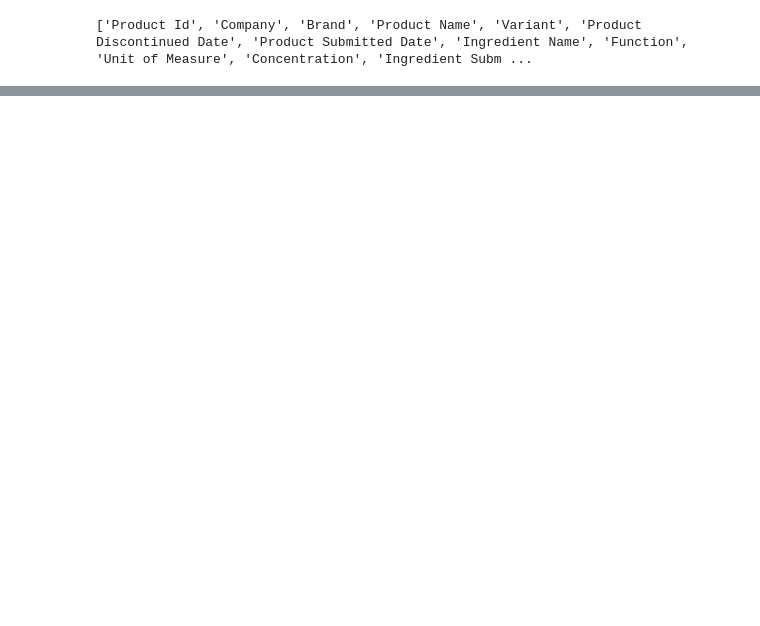
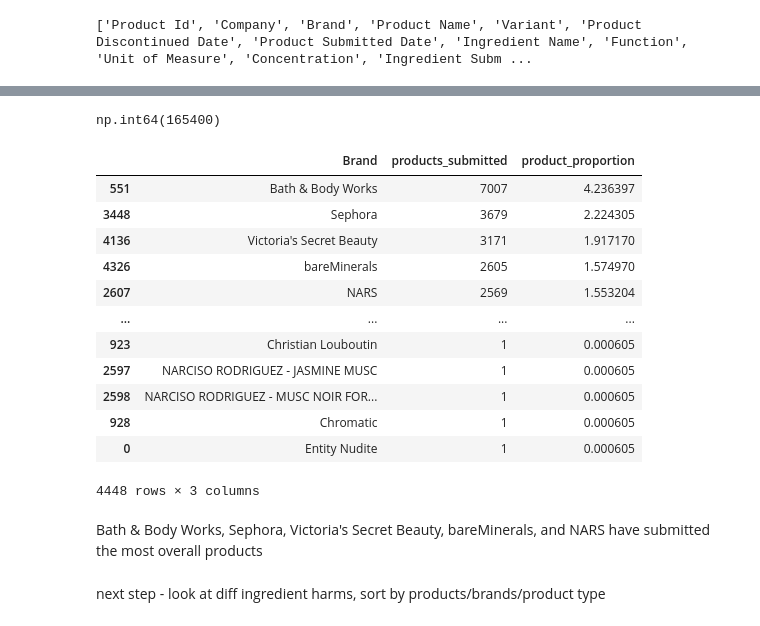
Before and after one commit to meisili/bna-data-duo, a Jupyter notebook: merge_check.ipynb, the cells around one changed output, grey strips where cells are left out. Saved outputs shown, nothing was run; the diff lists cells and outputs as text; code cells hidden in the pictures; blank space fills up the shorter version.

```diff
--- a/merge_check.ipynb
+++ b/merge_check.ipynb
@@ -609,0 +634,2 @@ prod_info["Product Name"].nunique()
+# %%
+prod_harm_cat = pd.merge(final_merge_expanded, prod_cat_map, on = "Product Id", how = "left")
@@ -609,0 +674,2 @@ prod_info["Product Name"].nunique()
+# %%
+prod_harm_cat = prod_harm_cat.drop_duplicates()
@@ -609,0 +740,3 @@ prod_info["Product Name"].nunique()
+# %%
+brand_products = prod_harm_cat.groupby("Brand")["Product Id"].nunique().rename("products_submitted").reset_index()
+brand_products.sort_values("products_submitted", ascending = False)
@@ -609,0 +757,26 @@ prod_info["Product Name"].nunique()
+# %%
+brand_products["products_submitted"].sum()
+# %% [output]
+np.int64(165400)
+# %%
+brand_products["product_proportion"] = (brand_products["products_submitted"] / 165400) * 100
+# %%
+brand_products.sort_values("product_proportion", ascending = False)
+# %% [output]
+|  | Brand | products_submitted | product_proportion |
+| 551 | Bath & Body Works | 7007 | 4.236397 |
+| 3448 | Sephora | 3679 | 2.224305 |
+| 4136 | Victoria's Secret Beauty | 3171 | 1.917170 |
+| 4326 | bareMinerals | 2605 | 1.574970 |
+| 2607 | NARS | 2569 | 1.553204 |
+| ... | ... | ... | ... |
+| 923 | Christian Louboutin | 1 | 0.000605 |
+| 2597 | NARCISO RODRIGUEZ - JASMINE MUSC | 1 | 0.000605 |
+| 2598 | NARCISO RODRIGUEZ - MUSC NOIR FOR... | 1 | 0.000605 |
+| 928 | Chromatic | 1 | 0.000605 |
+| 0 | Entity Nudite | 1 | 0.000605 |
+4448 rows × 3 columns
+# %% [markdown]
+Bath & Body Works, Sephora, Victoria's Secret Beauty, bareMinerals, and NARS have submitted the most overall products
+# %% [markdown]
+next step - look at diff ingredient harms, sort by products/brands/product type
```
Also changed, not shown: parts of 28 cells of this notebook.
